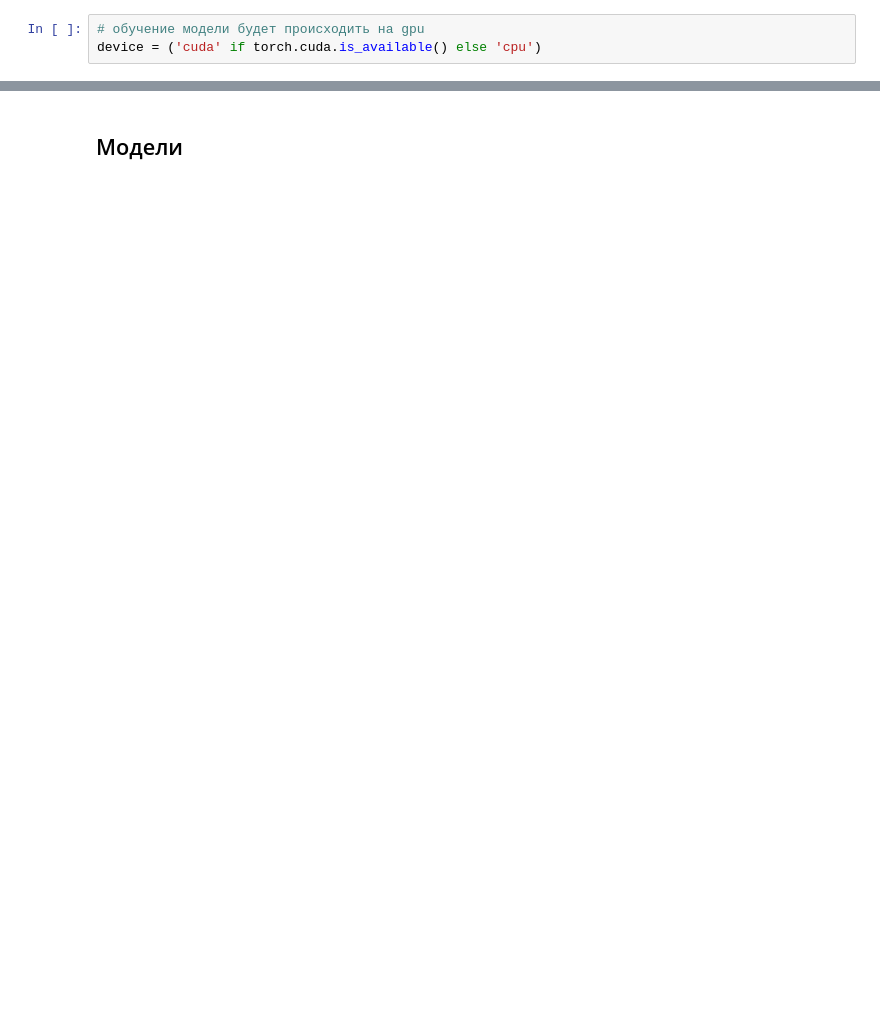
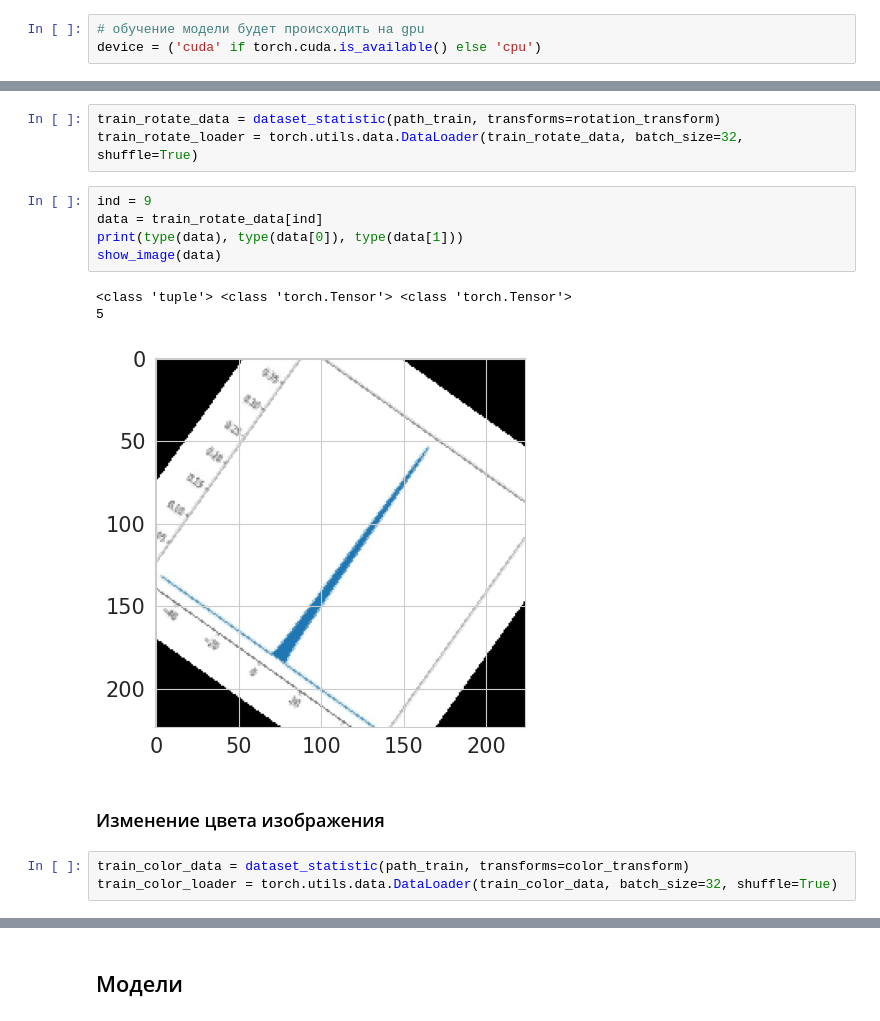
Before and after one commit to molivka/iu9-coursework, a Jupyter notebook: coursework_models_part.ipynb, the cells around one changed output, grey strips where cells are left out. Drawn from its saved outputs; the diff is of its cells as text; blank space fills up the shorter version.

```diff
--- a/coursework_models_part.ipynb
+++ b/coursework_models_part.ipynb
@@ -44,0 +221,17 @@ device = ('cuda' if torch.cuda.is_available() else 'cpu')
+# %%
+train_rotate_data = dataset_statistic(path_train, transforms=rotation_transform)
+train_rotate_loader = torch.utils.data.DataLoader(train_rotate_data, batch_size=32, shuffle=True)
+# %%
+ind = 9
+data = train_rotate_data[ind]
+print(type(data), type(data[0]), type(data[1]))
+show_image(data)
+# %% [output]
+<class 'tuple'> <class 'torch.Tensor'> <class 'torch.Tensor'>
+5
+[figure, added]
+# %% [markdown]
+### Изменение цвета изображения
+# %%
+train_color_data = dataset_statistic(path_train, transforms=color_transform)
+train_color_loader = torch.utils.data.DataLoader(train_color_data, batch_size=32, shuffle=True)
```
Also changed, not shown: parts of 30 cells of this notebook.
